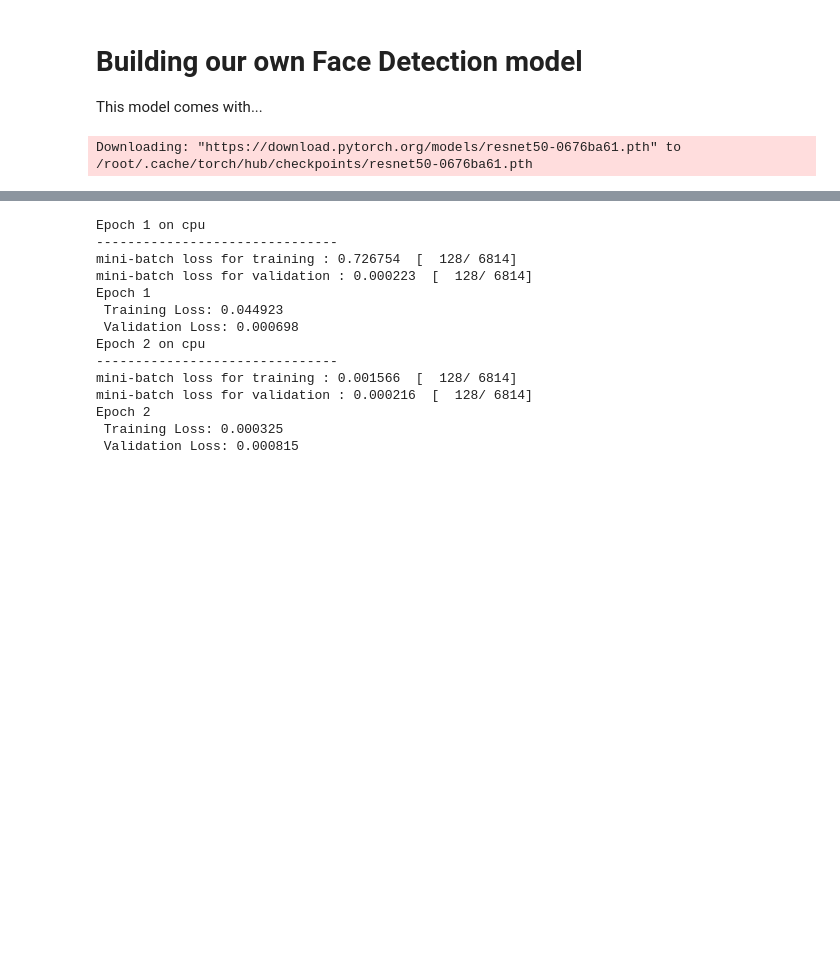
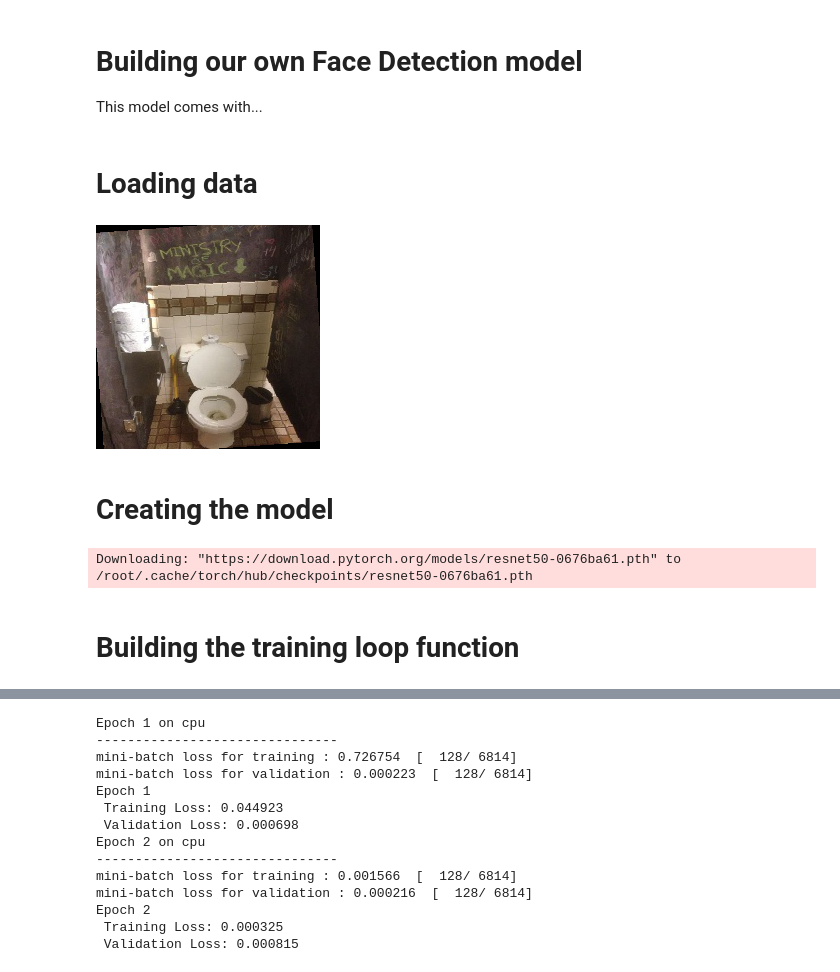
Before and after one commit to E-delweiss/HomeMade_FaceID, a Jupyter notebook: FaceDetection.ipynb, the cells around one changed output, grey strips where cells are left out. Saved outputs shown, nothing was run; the diff lists cells and outputs as text; code cells hidden in the pictures; blank space fills up the shorter version.

Commit message:
Work on data loading & data augmentation
- Save a pickle file for houseroom dataset (3000 images)
- Adding rotate & flip transformations in data-augmentation method

```diff
--- a/FaceDetection.ipynb
+++ b/FaceDetection.ipynb
@@ -76,7 +79,9 @@ class FaceDetection_dataset(Dataset):
         if self.isAugment_bool:
             """ to do """
             augment = torchvision.transforms.Compose([
-                #torchvision.transforms.CenterCrop(224),
+                torchvision.transforms.CenterCrop(224),
+                torchvision.transforms.RandomHorizontalFlip(p=0.5),
+                torchvision.transforms.RandomRotation(degrees=(-10,10))
             ])
             img_t = augment(img)
 
@@ -102,25 +107,44 @@ class FaceDetection_dataset(Dataset):
         label = self.labelset[idx]
 
         return image, torch.tensor(label, dtype=torch.int32)
+# %% [markdown]
+# Loading data
 # %%
 ### https://www.kaggle.com/datasets/robinreni/house-rooms-image-dataset
 ### http://vis-www.cs.umass.edu/lfw/
 
 data_path = '/content/drive/MyDrive/Colab Notebooks'
 
-imgset_face_path = glob.glob(data_path + '/face_verification/*dataset/*lfw/*/*')
-imgset_noface_path = glob.glob(data_path + '/face_verification/*dataset/*houseroom/*/*')
+#----------------------------- Loading images with a face ---------------------#
+#imgset_face_path = glob.glob(data_path + '/face_verification/*dataset/*lfw/*/*')
+#imgset_face_PIL = [Image.open(k).convert('RGB') for k in imgset_face_path]
+with open(data_path + '/face_verification/dataset/dataset_augmented/lfw_PIL.pkl', 'rb') as lfw_PIL:
+    imgset_face_PIL = pickle.load(lfw_PIL)
 
-imgset_face_PIL = [Image.open(k).convert('RGB') for k in imgset_face_path]
-imgset_noface_PIL = [Image.open(k).convert('RGB') for k in imgset_noface_path]
 
+#----------------------------- Loading images without face --------------------#
+#imgset_noface_path = glob.glob(data_path + '/face_verification/*dataset/*houseroom/*/*')
+#imgset_noface_PIL = [Image.open(k).convert('RGB') for k in imgset_noface_path]
+with open(data_path + '/face_verification/dataset/houseroom/houseroom_3000_PIL.pkl', 'rb') as houseroom_PIL:
+    imgset_noface_PIL = pickle.load(houseroom_PIL)
+
+#----------------------------- Creating datasets ------------------------------#
 dataset_train = FaceDetection_dataset(imgset_face_PIL, imgset_noface_PIL, val_stride=10, isValSet_bool=False, isAugment_bool=True)
 dataset_val = FaceDetection_dataset(imgset_face_PIL, imgset_noface_PIL, val_stride=10, isValSet_bool=True)
 
 del imgset_face_PIL, imgset_noface_PIL
 
-train_dataloader = DataLoader(dataset_train, batch_size=128, shuffle=True)
-val_dataloader = DataLoader(dataset_val, batch_size=128, shuffle=False)
+#----------------------------- Creating loaders -------------------------------#
+BATCH_SIZE = 128
+train_dataloader = DataLoader(dataset_train, batch_size=BATCH_SIZE, shuffle=True)
+val_dataloader = DataLoader(dataset_val, batch_size=BATCH_SIZE, shuffle=False)
+# %%
+import random as rd
+rd.choice(dataset_train)[0]
+# %% [output]
+[figure, added]
+# %% [markdown]
+# Creating the model
 # %%
 res50 = torchvision.models.resnet50(pretrained = True, progress = True)
 
@@ -137,6 +161,8 @@ optimizer = torch.optim.SGD(res50.parameters(), lr=0.01)
 num_epochs = 2
 # %% [output]
 Downloading: "https://download.pytorch.org/models/resnet50-0676ba61.pth" to /root/.cache/torch/hub/checkpoints/resnet50-0676ba61.pth
+# %% [markdown]
+# Building the training loop function
 # %%
 def model_loop(model, epochs, trainloader, validloader, optimizer, loss_fn, device):
     model.to(device)
```
Also changed, not shown: parts of 4 cells of this notebook.
